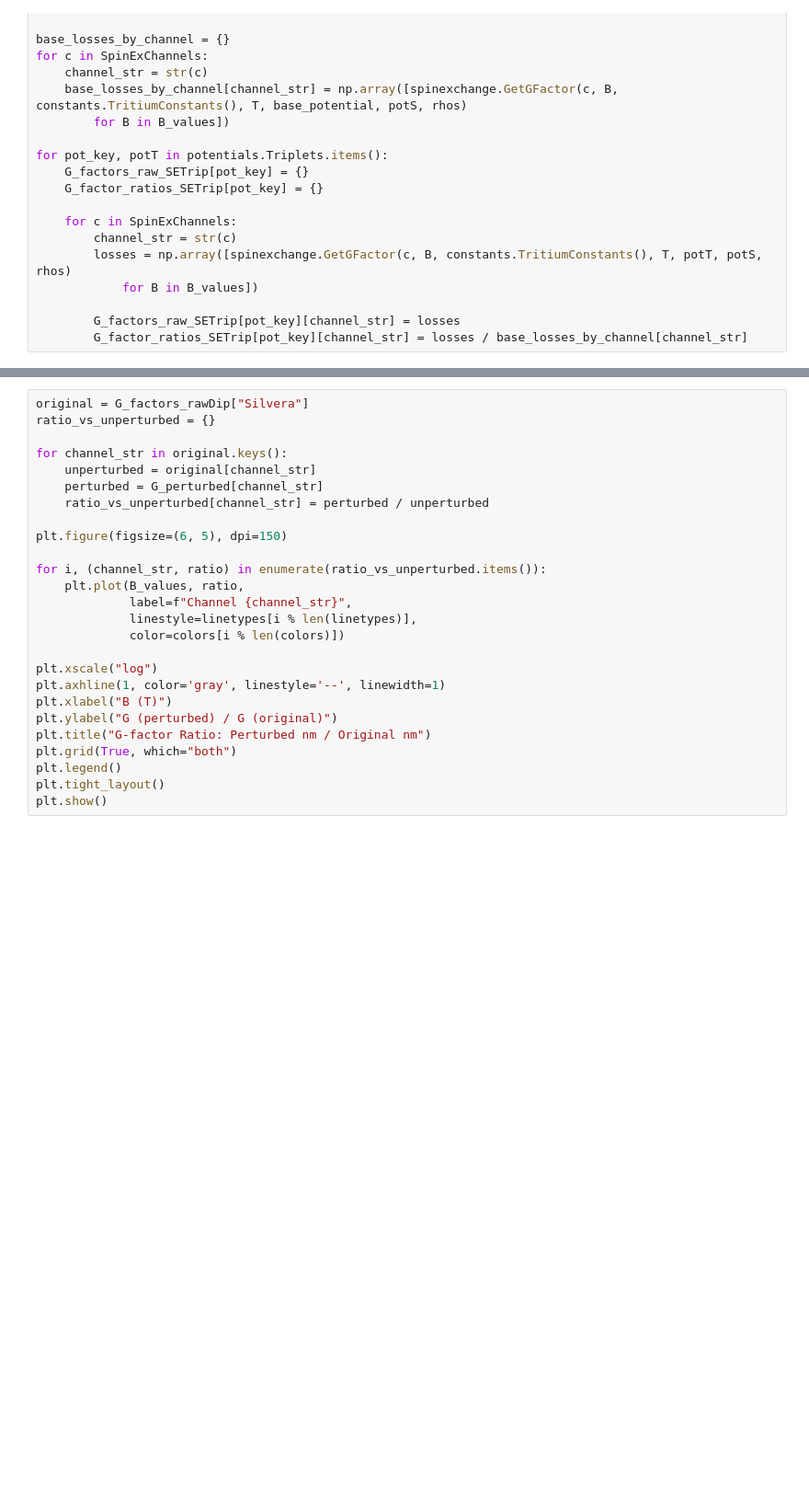
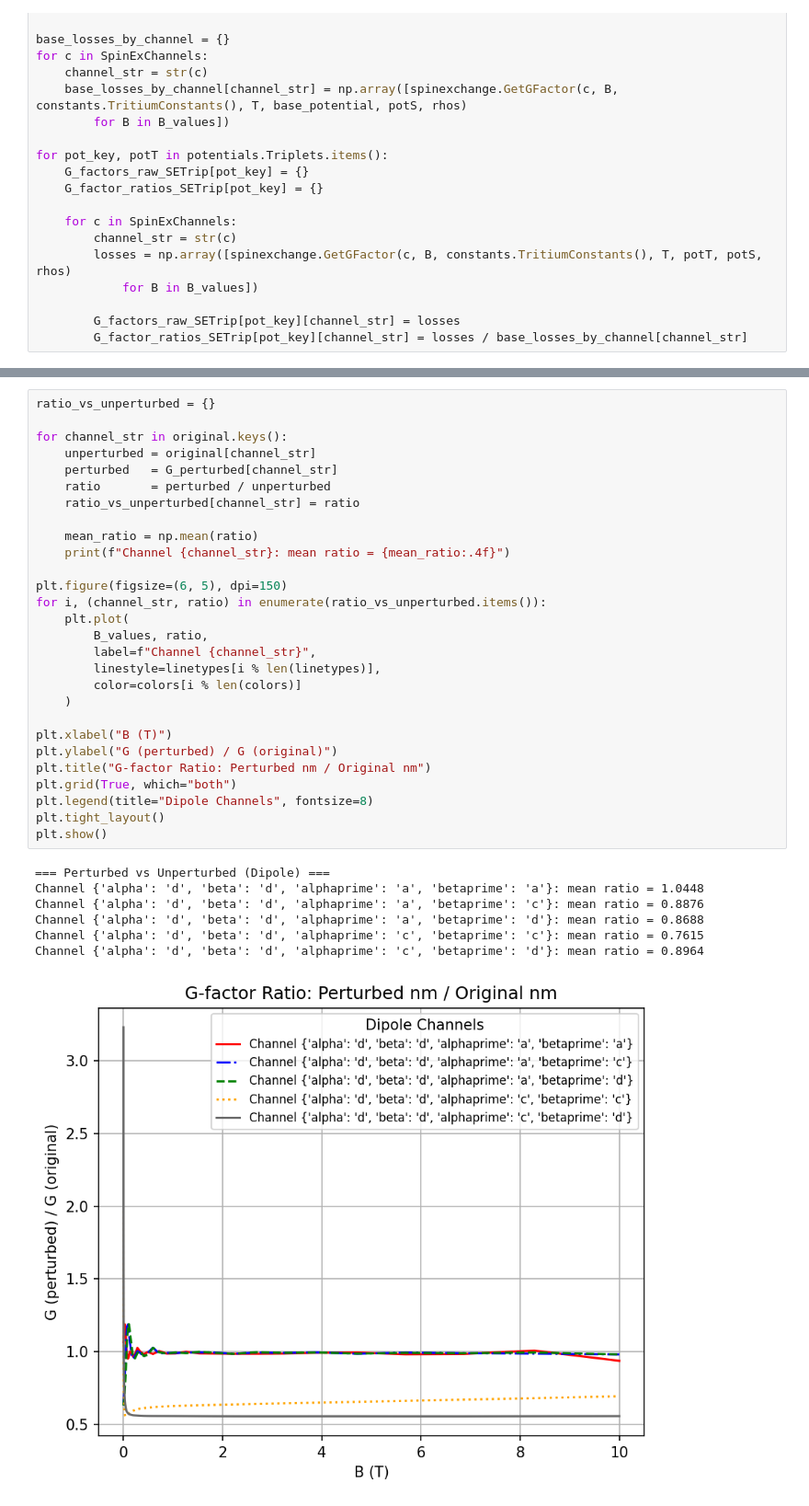
Before and after one commit to UTA-NURES/AtomicHScattering, a Jupyter notebook: examples/Uncert.ipynb, the cells around one changed output, grey strips where cells are left out. Shown at 92% size. Cells and saved outputs as stored; diff of their text form; blank space fills up the shorter version.

```diff
--- a/examples/Uncert.ipynb
+++ b/examples/Uncert.ipynb
@@ -198,27 +368,37 @@ G_perturbed = get_perturbed_results(attr_to_perturb, delta_value)
 # %%
-original = G_factors_rawDip["Silvera"]
 ratio_vs_unperturbed = {}
 
 for channel_str in original.keys():
     unperturbed = original[channel_str]
-    perturbed = G_perturbed[channel_str]
-    ratio_vs_unperturbed[channel_str] = perturbed / unperturbed
+    perturbed   = G_perturbed[channel_str]
+    ratio       = perturbed / unperturbed
+    ratio_vs_unperturbed[channel_str] = ratio
+
+    mean_ratio = np.mean(ratio)
+    print(f"Channel {channel_str}: mean ratio = {mean_ratio:.4f}")
 
 plt.figure(figsize=(6, 5), dpi=150)
+for i, (channel_str, ratio) in enumerate(ratio_vs_unperturbed.items()):
+    plt.plot(
+        B_values, ratio,
+        label=f"Channel {channel_str}",
+        linestyle=linetypes[i % len(linetypes)],
+        color=colors[i % len(colors)]
+    )
 
-for i, (channel_str, ratio) in enumerate(ratio_vs_unperturbed.items()):
-    plt.plot(B_values, ratio,
-             label=f"Channel {channel_str}",
-             linestyle=linetypes[i % len(linetypes)],
-             color=colors[i % len(colors)])
-
-plt.xscale("log")
-plt.axhline(1, color='gray', linestyle='--', linewidth=1)
 plt.xlabel("B (T)")
 plt.ylabel("G (perturbed) / G (original)")
 plt.title("G-factor Ratio: Perturbed nm / Original nm")
 plt.grid(True, which="both")
-plt.legend()
+plt.legend(title="Dipole Channels", fontsize=8)
 plt.tight_layout()
 plt.show()
+# %% [output]
+=== Perturbed vs Unperturbed (Dipole) ===
+Channel {'alpha': 'd', 'beta': 'd', 'alphaprime': 'a', 'betaprime': 'a'}: mean ratio = 1.0448
+Channel {'alpha': 'd', 'beta': 'd', 'alphaprime': 'a', 'betaprime': 'c'}: mean ratio = 0.8876
+Channel {'alpha': 'd', 'beta': 'd', 'alphaprime': 'a', 'betaprime': 'd'}: mean ratio = 0.8688
+Channel {'alpha': 'd', 'beta': 'd', 'alphaprime': 'c', 'betaprime': 'c'}: mean ratio = 0.7615
+Channel {'alpha': 'd', 'beta': 'd', 'alphaprime': 'c', 'betaprime': 'd'}: mean ratio = 0.8964
+[figure, added]
 # %%
```
Also changed, not shown: parts of 13 cells of this notebook, 2 other files.
